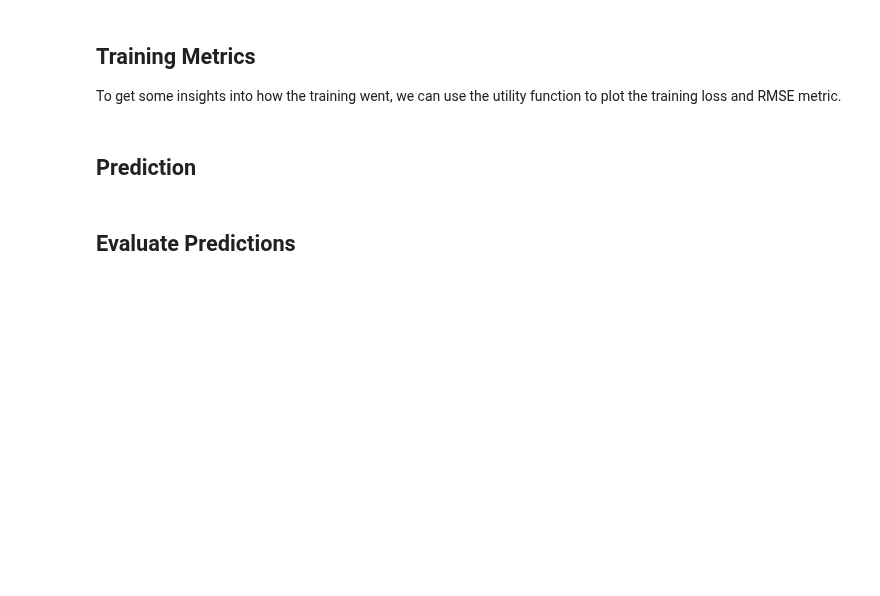
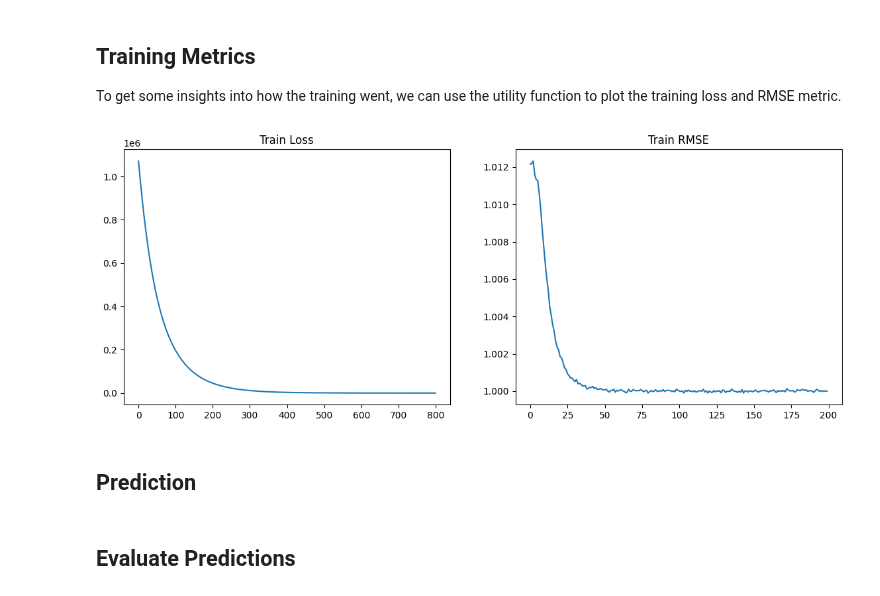
Before and after one commit to lightning-uq-box/lightning-uq-box, a Jupyter notebook: docs/tutorials/regression/bnn_vi_lv.ipynb, the cells around one changed output. Cells and saved outputs as stored; diff of their text form; code cells hidden in the pictures; blank space fills up the shorter version.

```diff
--- a/docs/tutorials/regression/bnn_vi_lv.ipynb
+++ b/docs/tutorials/regression/bnn_vi_lv.ipynb
@@ -207,7 +209,9 @@ RuntimeError: mat1 and mat2 shapes cannot be multiplied (50x2 and 3x20)
 
 To get some insights into how the training went, we can use the utility function to plot the training loss and RMSE metric.
 # %%
-fig = plot_training_metrics(my_temp_dir)
+fig = plot_training_metrics(os.path.join(my_temp_dir, "lightning_logs"), "RMSE")
+# %% [output]
+[figure, added]
 # %% [markdown]
 ## Prediction
 # %%
```
Also changed, not shown: parts of 9 cells of this notebook, 23 other files.
